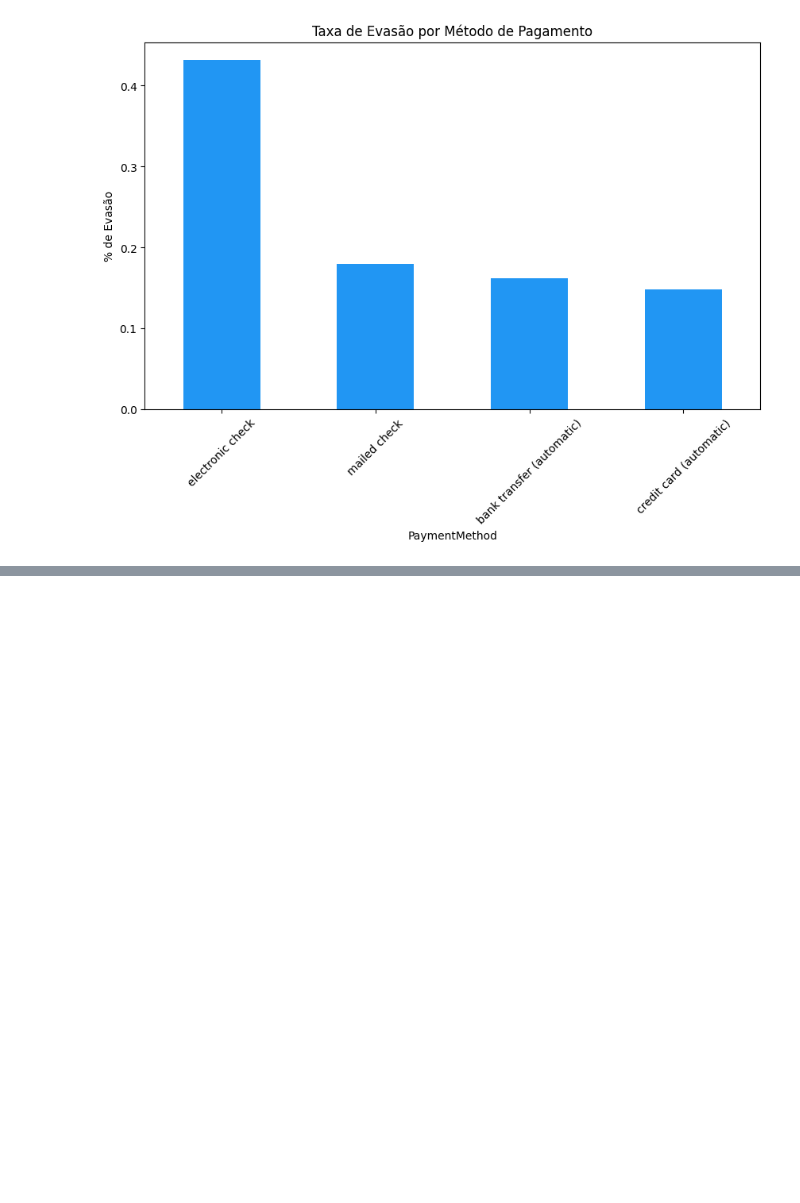
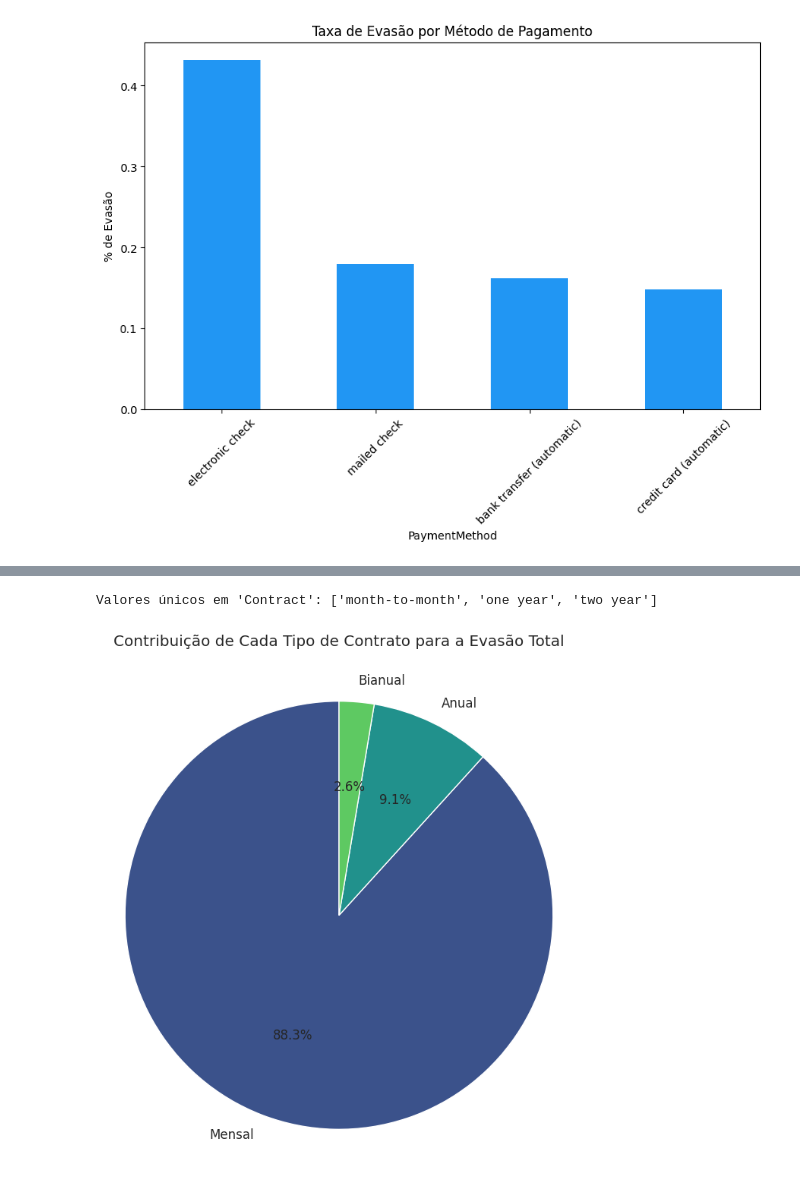
Before and after one commit to KaikeGM/Challenge-Telecom-X-Analista-de-Dados-Parte-1, a Jupyter notebook: TelecomX_BR.ipynb, the cells around one changed output, grey strips where cells are left out. Saved outputs shown, nothing was run; the diff lists cells and outputs as text; code cells hidden in the pictures; blank space fills up the shorter version.

```diff
--- a/TelecomX_BR.ipynb
+++ b/TelecomX_BR.ipynb
@@ -678,0 +325,37 @@ telecom-churn-analysis/
+# %%
+dados_evadiram = dados_prontos[dados_prontos['Churn'] == 1]
+
+# Conta os contratos dos evadidos
+churn_contract_counts = dados_evadiram['Contract'].value_counts()
+
+# Mostra os valores únicos para garantir o mapeamento correto
+print("Valores únicos em 'Contract':", churn_contract_counts.index.tolist())
+
+# Dicionário de tradução
+mapa_contratos = {
+    'month-to-month': 'Mensal',
+    'one year': 'Anual',
+    'two year': 'Bianual'
+}
+
+# Aplica o mapeamento e substitui possíveis NaNs pelo valor original
+churn_contract_counts.index = churn_contract_counts.index.map(mapa_contratos)
+
+# Cores
+colors = sns.color_palette('viridis', len(churn_contract_counts))
+
+# Gráfico de pizza
+plt.figure(figsize=(8, 9))
+plt.pie(churn_contract_counts.values,
+        labels=churn_contract_counts.index,
+        colors=colors,
+        autopct='%1.1f%%',
+        startangle=90)
+
+plt.title('Contribuição de Cada Tipo de Contrato para a Evasão Total')
+plt.axis('equal')
+plt.savefig('churn_contrato.png', dpi=300)
+plt.show()
+# %% [output]
+Valores únicos em 'Contract': ['month-to-month', 'one year', 'two year']
+[figure, added]
```
Also changed, not shown: parts of 7 cells of this notebook.
